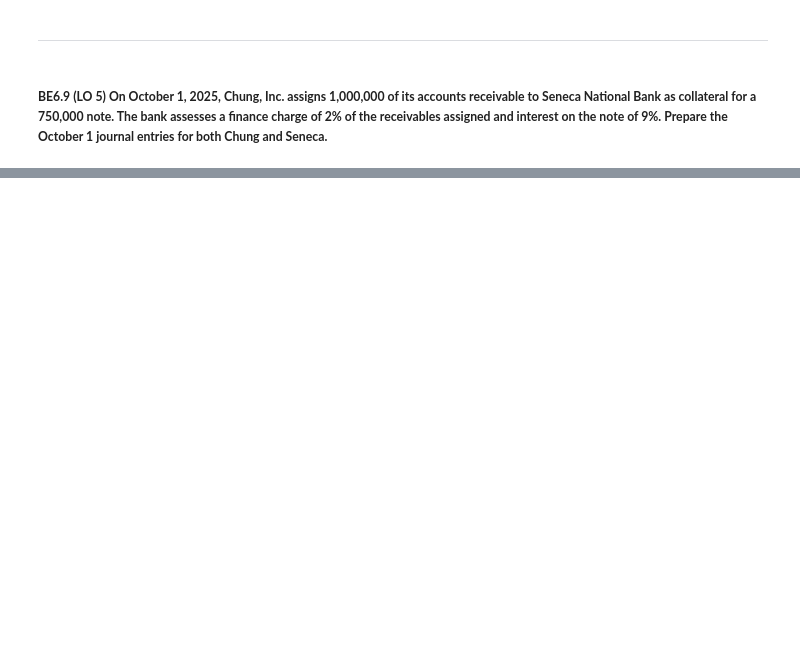
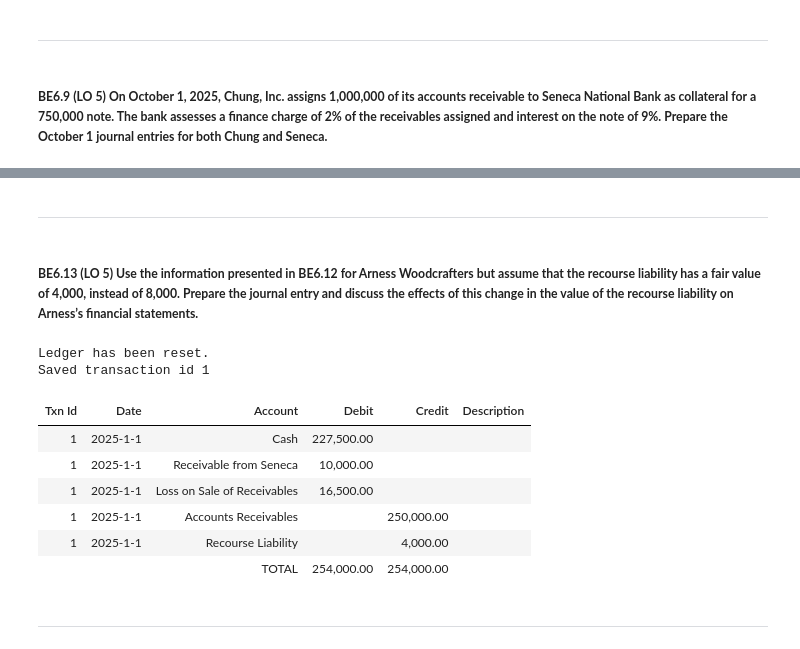
Before and after one commit to ekmartinez/Accounting, a Jupyter notebook: 02_Cash_And_Receivables/02_Cash_And_Receivables_Brief_Exercises.ipynb, the cells around one changed output, grey strips where cells are left out. Saved outputs shown, nothing was run; the diff lists cells and outputs as text; code cells hidden in the pictures; blank space fills up the shorter version.

```diff
--- a/02_Cash_And_Receivables/02_Cash_And_Receivables_Brief_Exercises.ipynb
+++ b/02_Cash_And_Receivables/02_Cash_And_Receivables_Brief_Exercises.ipynb
@@ -347,0 +611,36 @@ Saved transaction id 3
+# %% [markdown]
+---
+# %% [markdown]
+##### **BE6.13 (LO 5) Use the information presented in BE6.12 for Arness Woodcrafters but assume that the recourse liability has a fair value of 4,000, instead of 8,000. Prepare the journal entry and discuss the effects of this change in the value of the recourse liability on Arness’s financial statements.**
+# %%
+arness = Ledger()
+arness.reset()
+
+recourse_liability = 4000
+loss_on_sale = f'{accounts_receivable} {cash} {retainer} + {recourse_liability} - -'
+loss_on_sale = RPNEngine(loss_on_sale).safe_evaluate().value
+
+arness.add_entry(
+    [
+        {"date": "2025-1-1", "account": "Cash", "debit": cash, "credit": 0},
+        {"date": "2025-1-1", "account": "Receivable from Seneca", "debit": retainer, "credit": 0},
+        {"date": "2025-1-1", "account": "Loss on Sale of Receivables", "debit": loss_on_sale, "credit": 0},
+        {"date": "2025-1-1", "account": "Accounts Receivables", "debit": 0, "credit": accounts_receivable},
+        {"date": "2025-1-1", "account": "Recourse Liability", "debit": 0, "credit": recourse_liability},
+    ],
+    description="",
+)
+
+display(HTML(format_ledger_table(arness).to_html(index=False)))
+# %% [output]
+Ledger has been reset.
+Saved transaction id 1
+| Txn Id | Date | Account | Debit | Credit | Description |
+| 1 | 2025-1-1 | Cash | 227,500.00 |  |  |
+| 1 | 2025-1-1 | Receivable from Seneca | 10,000.00 |  |  |
+| 1 | 2025-1-1 | Loss on Sale of Receivables | 16,500.00 |  |  |
+| 1 | 2025-1-1 | Accounts Receivables |  | 250,000.00 |  |
+| 1 | 2025-1-1 | Recourse Liability |  | 4,000.00 |  |
+|  |  | TOTAL | 254,000.00 | 254,000.00 |  |
+# %% [markdown]
+---
```
Also changed, not shown: parts of 22 cells of this notebook, 1 other file.
